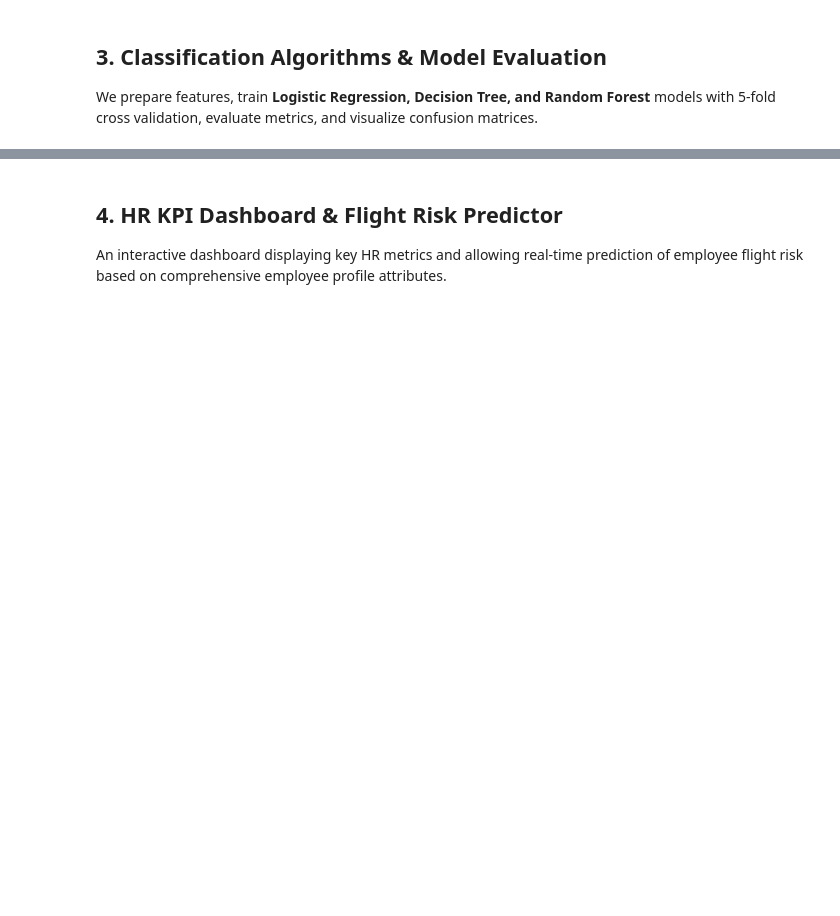
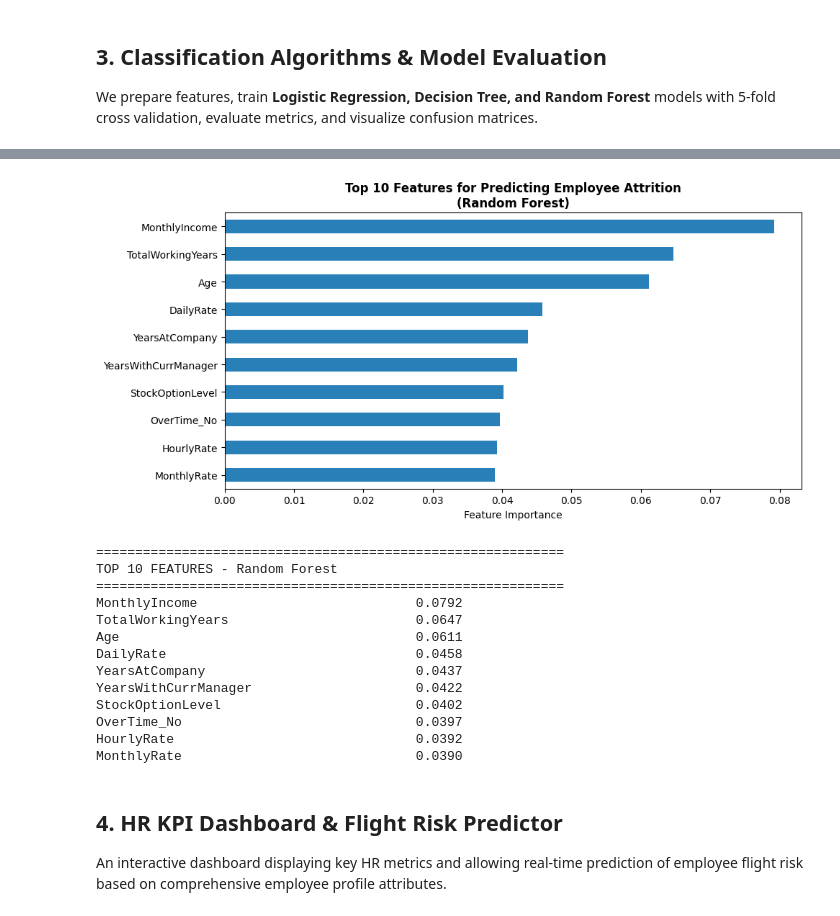
Before and after one commit to ifchandesh/employee_attrition_analysis, a Jupyter notebook: employee_attrition_analysis.ipynb, the cells around one changed output, grey strips where cells are left out. Drawn from its saved outputs; the diff is of its cells as text; code cells hidden in the pictures; blank space fills up the shorter version.

```diff
--- a/employee_attrition_analysis.ipynb
+++ b/employee_attrition_analysis.ipynb
@@ -167,16 +250,76 @@ plt.show()
+# %%
+selected_model_name = 'Random Forest'
+best_pipe = trained_pipes[selected_model_name]
 # %%
-# Top Feature Importances from Random Forest
-rf_model = trained_pipes['Random Forest'].named_steps['classifier']
-encoded_cat_names = trained_pipes['Random Forest'].named_steps['preprocessor'].named_transformers_['cat'].get_feature_names_out(cat_cols)
+# Top 10 Features for Predicting Employee Attrition
+
+selected_model = best_pipe.named_steps['classifier']
+
+# Get feature names after preprocessing
+encoded_cat_names = (
+    best_pipe
+    .named_steps['preprocessor']
+    .named_transformers_['cat']
+    .get_feature_names_out(cat_cols)
+)
+
 all_features = num_cols + list(encoded_cat_names)
 
-feat_imp = pd.Series(rf_model.feature_importances_, index=all_features).sort_values(ascending=False).head(10)
+# Get feature importance
+if hasattr(selected_model, 'coef_'):
+    importance = abs(selected_model.coef_[0])
+    label = "Absolute Coefficient"
+else:
+    importance = selected_model.feature_importances_
+    label = "Feature Importance"
 
-plt.figure(figsize=(10, 4))
-feat_imp.sort_values().plot(kind='barh', color='#2980b9')
-plt.title("Top 10 Most Important Features in Predicting Attrition", fontweight='bold')
-plt.xlabel("Importance")
+# Top 10
+feat_imp = (
+    pd.Series(importance, index=all_features)
+    .sort_values(ascending=False)
+    .head(10)
+)
+
+# Plot
+plt.figure(figsize=(10, 5))
+
+feat_imp.sort_values().plot(
+    kind='barh',
+    color='#2980b9'
+)
+
+plt.title(
+    f"Top 10 Features for Predicting Employee Attrition\n"
+    f"({selected_model_name})",
+    fontweight='bold'
+)
+
+plt.xlabel(label)
+plt.tight_layout()
 plt.show()
+
+# Print
+print("=" * 60)
+print(f"TOP 10 FEATURES - {selected_model_name}")
+print("=" * 60)
+
+for feature, importance in feat_imp.items():
+    print(f"{feature:<40} {importance:.4f}")
+# %% [output]
+[figure, added]
+============================================================
+TOP 10 FEATURES - Random Forest
+============================================================
+MonthlyIncome                            0.0792
+TotalWorkingYears                        0.0647
+Age                                      0.0611
+DailyRate                                0.0458
+YearsAtCompany                           0.0437
+YearsWithCurrManager                     0.0422
+StockOptionLevel                         0.0402
+OverTime_No                              0.0397
+HourlyRate                               0.0392
+MonthlyRate                              0.0390
 # %% [markdown]
 ## 4. HR KPI Dashboard & Flight Risk Predictor
 An interactive dashboard displaying key HR metrics and allowing real-time prediction of employee flight risk based on comprehensive employee profile attributes.
```
Also changed, not shown: parts of 5 cells of this notebook.
